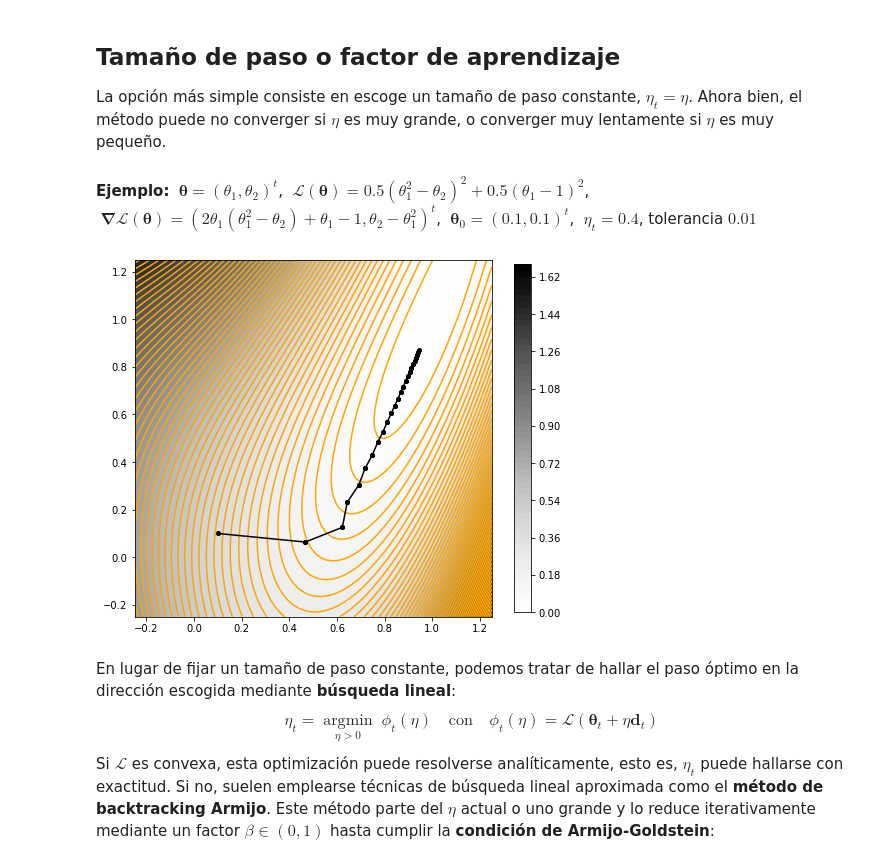
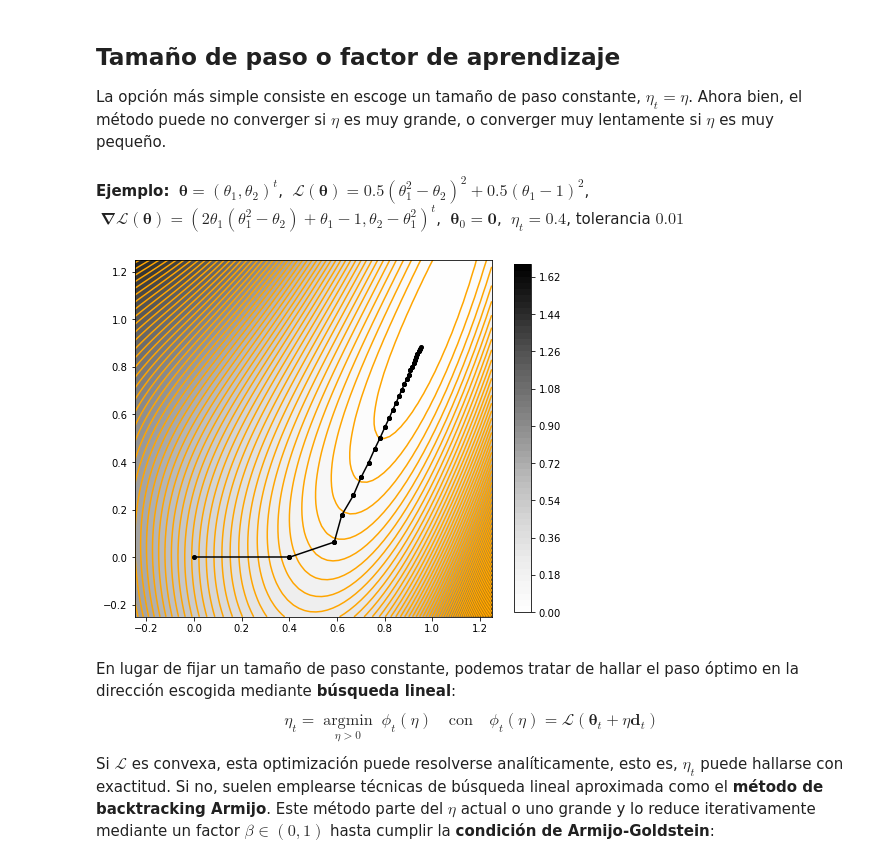
Before and after one commit to AlfonsJ/2024_07_31_PER2324, a Jupyter notebook: 02_fun/2.15 Métodos de primer orden.ipynb, the cells around one changed output. Saved outputs shown, nothing was run; the diff lists cells and outputs as text; code cells hidden in the pictures.

```diff
--- a/02_fun/2.15 Métodos de primer orden.ipynb
+++ b/02_fun/2.15 Métodos de primer orden.ipynb
@@ -33,30 +33,30 @@ while np.abs(delta) > tol:
 
 La opción más simple consiste en escoge un tamaño de paso constante, $\eta_t=\eta$. Ahora bien, el método puede no converger si $\eta$ es muy grande, o converger muy lentamente si $\eta$ es muy pequeño.
 # %% [markdown]
-**Ejemplo:** $\;\boldsymbol{\theta}=(\theta_1,\theta_2)^t$, $\;\mathcal{L}(\boldsymbol{\theta})=0.5(\theta_1^2-\theta_2)^2+0.5(\theta_1-1)^2$, $\;\mathbf{\nabla}\mathcal{L}(\boldsymbol{\theta})=(2\theta_1(\theta_1^2-\theta_2)+\theta_1-1, \theta_2-\theta_1^2)^t$, $\;\boldsymbol{\theta}_0=(0.1, 0.1)^t$, $\;\eta_t=0.4$, tolerancia $0.01$
+**Ejemplo:** $\;\boldsymbol{\theta}=(\theta_1,\theta_2)^t$, $\;\mathcal{L}(\boldsymbol{\theta})=0.5(\theta_1^2-\theta_2)^2+0.5(\theta_1-1)^2$, $\;\mathbf{\nabla}\mathcal{L}(\boldsymbol{\theta})=(2\theta_1(\theta_1^2-\theta_2)+\theta_1-1, \theta_2-\theta_1^2)^t$, $\;\boldsymbol{\theta}_0=\boldsymbol{0}$, $\;\eta_t=0.4$, tolerancia $0.01$
 # %%
 import numpy as np
 import matplotlib.pyplot as plt
 
 eta = 0.4 # <--- con otros valores no converge o lo hace muy lentamente (prueba 0.1 y 0.6)
 L = lambda t: 0.5 * np.square(np.square(t[0]) - t[1]) + 0.5 * np.square(t[0] - 1)
 theta1, theta2 = np.meshgrid(np.linspace(-0.25, 1.25, num=64), np.linspace(-0.25, 1.25, num=64))
 theta = np.squeeze(np.dstack([np.ravel(theta1), np.ravel(theta2)]))
 Ltheta = np.apply_along_axis(L, 1, theta)
 fig, ax = plt.subplots(1, 1, figsize=(8, 8))
 ax.set(aspect='equal')
 ax.contour(theta1, theta2, Ltheta.reshape(theta1.shape), 60, colors='orange')
 cp = ax.contourf(theta1, theta2, Ltheta.reshape(theta1.shape), 60, cmap='Greys')
 plt.colorbar(cp, ax=ax, shrink=0.8)
 grad = lambda t: np.array([2 * t[0] * (np.square(t[0]) - t[1]) + t[0] - 1, t[1] - np.square(t[0])])
-theta, tol, delta, t = 0.1 * np.ones(2), 0.01, np.inf, 1
+theta, tol, delta, t = np.zeros(2), 0.01, np.inf, 1
 while np.max(np.abs(delta)) > tol and t < 100: # <--- número máximo de iteraciones
     oldtheta = np.copy(theta)
     delta = -eta * grad(theta)
     theta += delta; t += 1
     plt.plot([oldtheta[0], theta[0]], [oldtheta[1], theta[1]], 'o-k', markersize=4)
 # %% [output]
-[figure, old version]
+[figure, new version]
 # %% [markdown]
 En lugar de fijar un tamaño de paso constante, podemos tratar de hallar el paso óptimo en la dirección escogida mediante **búsqueda lineal**:
 $$\eta_t=\operatorname*{argmin}\limits_{\eta>0}\;\phi_t(\eta)%
```
